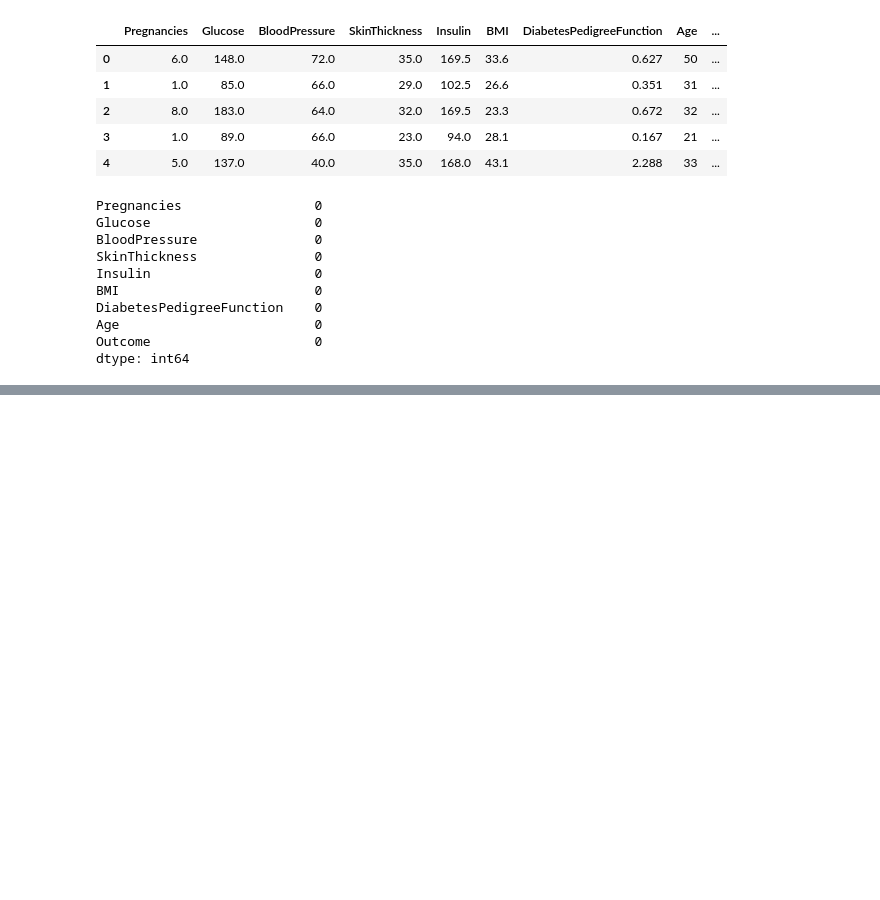
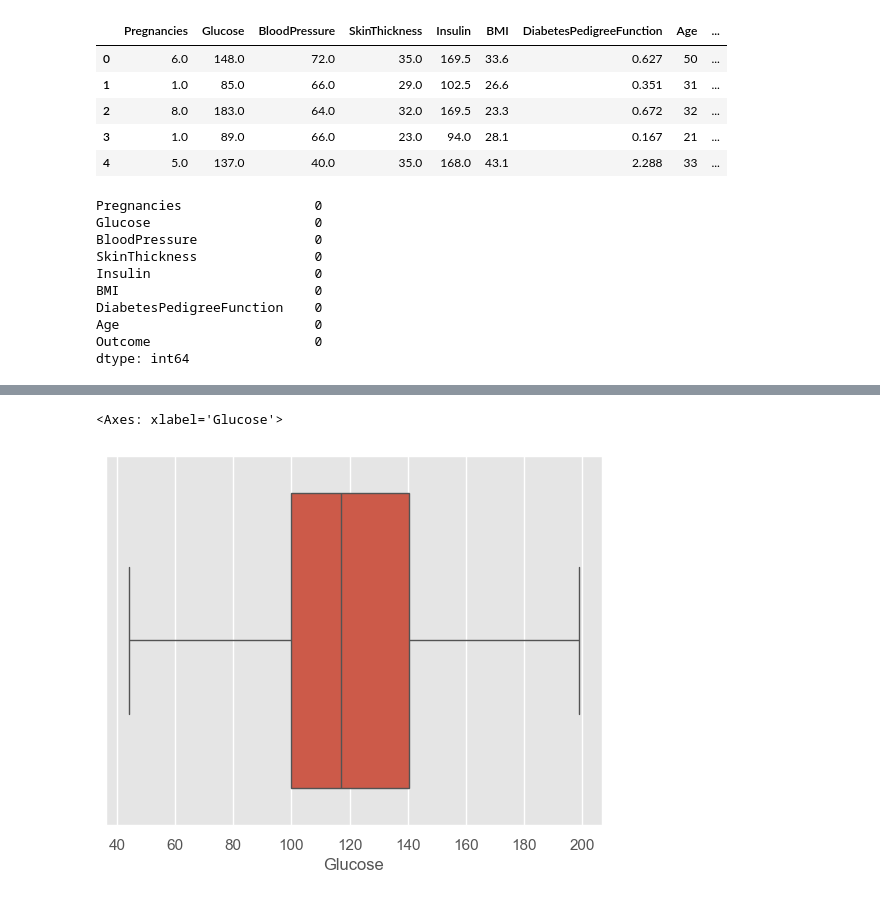
Before and after one commit to vikasjangidmk/A-Machine-Learning-Approach-to-Diabetes-Prediction-Performance-Comparison-of-Multiple-Classifiers, a Jupyter notebook: Notebook.ipynb, the cells around one changed output, grey strips where cells are left out. Cells and saved outputs as stored; diff of their text form; code cells hidden in the pictures; blank space fills up the shorter version.

```diff
--- a/Notebook.ipynb
+++ b/Notebook.ipynb
@@ -374,0 +410,5 @@ dtype: int64
+# %%
+sns.boxplot(x = df['Glucose'])
+# %% [output]
+<Axes: xlabel='Glucose'>
+[figure, added]
```
Also changed, not shown: parts of 8 cells of this notebook.
